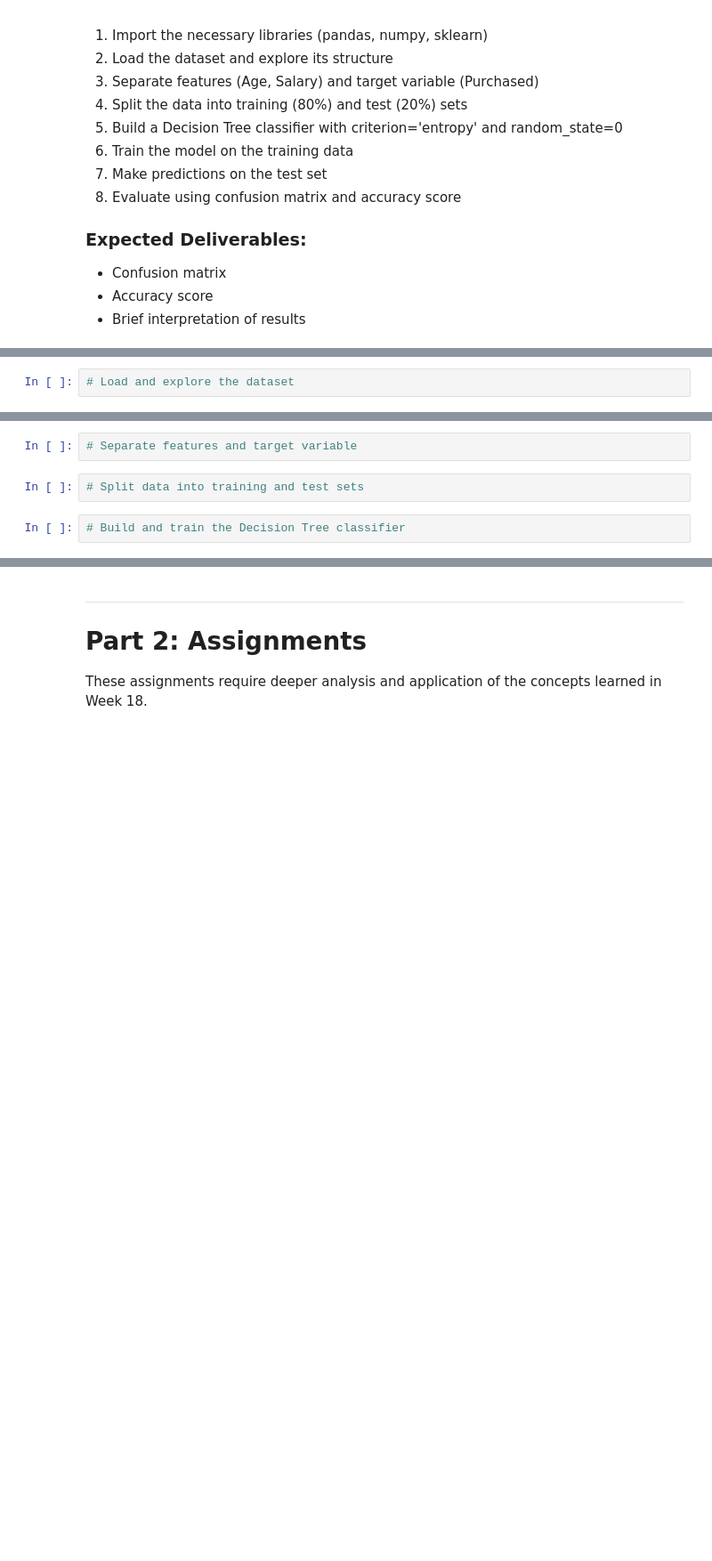
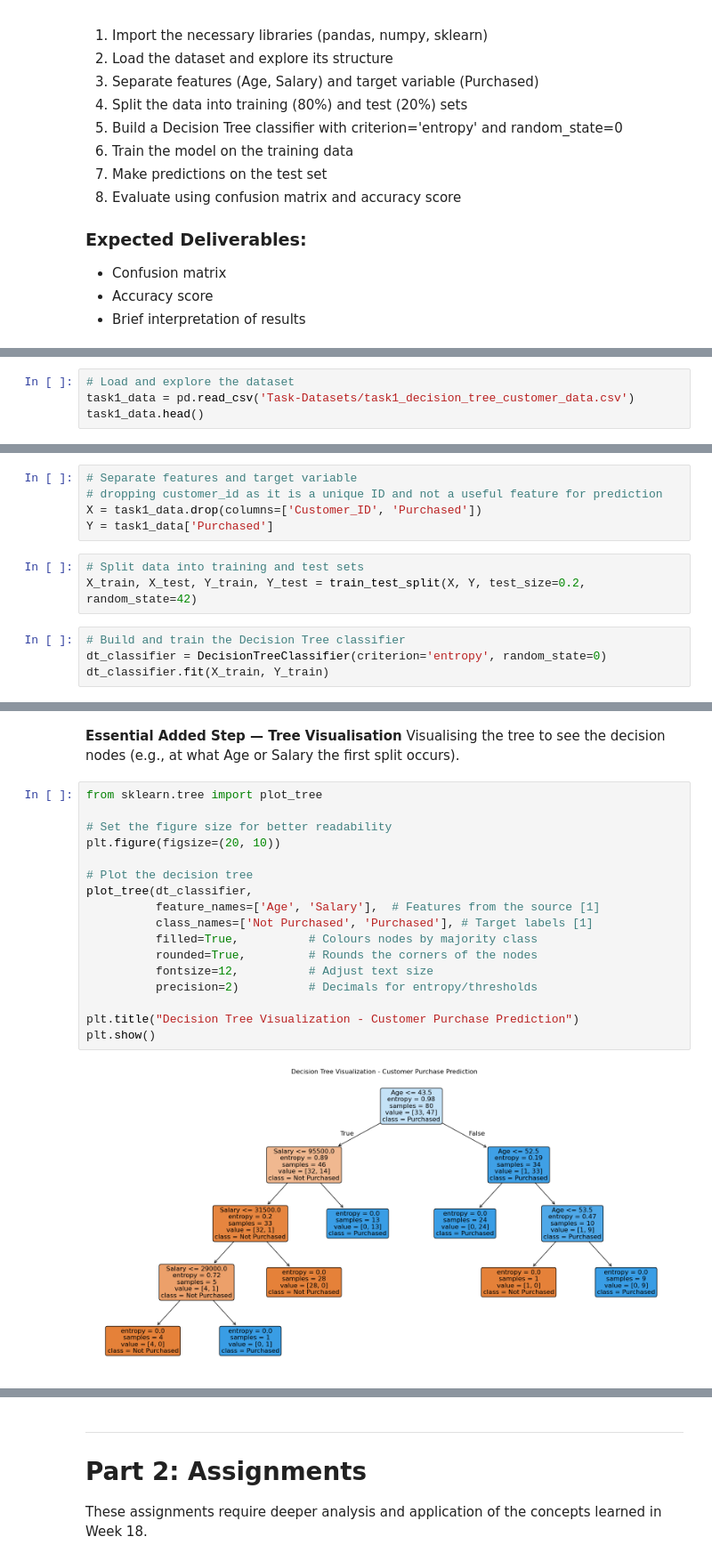
Before and after one commit to Blessing-Ekeh/dataraflow-week18-Classification--II-Decision-Trees-Random-Forests, a Jupyter notebook: Take Home.ipynb, the cells around one changed output, grey strips where cells are left out. Shown at 89% size. Drawn from its saved outputs; the diff is of its cells as text; blank space fills up the shorter version.

Commit message:
Tasks Completed

```diff
--- a/Take Home.ipynb
+++ b/Take Home.ipynb
@@ -43,2 +50,4 @@ These tasks are designed to test your understanding of the fundamental concepts
 # %%
 # Load and explore the dataset
+task1_data = pd.read_csv('Task-Datasets/task1_decision_tree_customer_data.csv')
+task1_data.head()
@@ -45,6 +94,12 @@ These tasks are designed to test your understanding of the fundamental concepts
 # %%
 # Separate features and target variable
+# dropping customer_id as it is a unique ID and not a useful feature for prediction
+X = task1_data.drop(columns=['Customer_ID', 'Purchased'])
+Y = task1_data['Purchased']
 # %%
 # Split data into training and test sets
+X_train, X_test, Y_train, Y_test = train_test_split(X, Y, test_size=0.2, random_state=42)
 # %%
 # Build and train the Decision Tree classifier
+dt_classifier = DecisionTreeClassifier(criterion='entropy', random_state=0)
+dt_classifier.fit(X_train, Y_train)
@@ -52,0 +122,22 @@ These tasks are designed to test your understanding of the fundamental concepts
+# %% [markdown]
+**Essential Added Step — Tree Visualisation**
+Visualising the tree to see the decision nodes (e.g., at what Age or Salary the first split occurs).
+# %%
+from sklearn.tree import plot_tree
+
+# Set the figure size for better readability
+plt.figure(figsize=(20, 10))
+
+# Plot the decision tree
+plot_tree(dt_classifier,
+          feature_names=['Age', 'Salary'],  # Features from the source [1]
+          class_names=['Not Purchased', 'Purchased'], # Target labels [1]
+          filled=True,          # Colours nodes by majority class
+          rounded=True,         # Rounds the corners of the nodes
+          fontsize=12,          # Adjust text size
+          precision=2)          # Decimals for entropy/thresholds
+
+plt.title("Decision Tree Visualization - Customer Purchase Prediction")
+plt.show()
+# %% [output]
+[figure, added]
```
Also changed, not shown: parts of 16 cells of this notebook.
